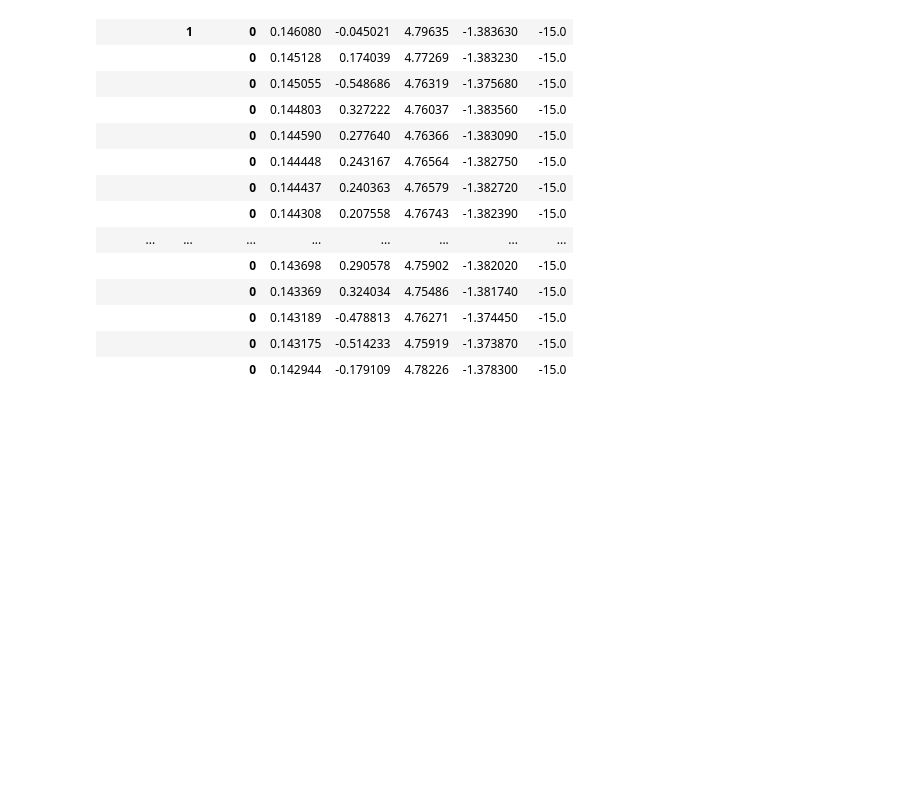
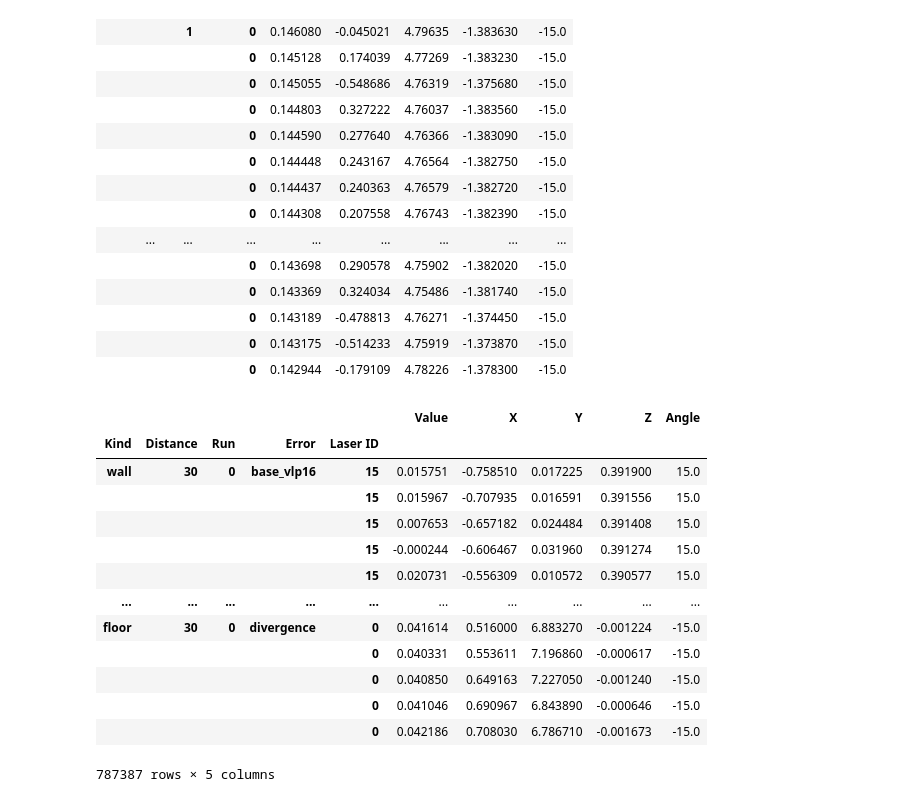
Before and after one commit to branislavjenco/thesis-code, a Jupyter notebook: using-pandas.ipynb, the cells around one changed output. Saved outputs shown, nothing was run; the diff lists cells and outputs as text; code cells hidden in the pictures; blank space fills up the shorter version.

```diff
--- a/using-pandas.ipynb
+++ b/using-pandas.ipynb
@@ -379,0 +377,49 @@ df_lite.to_pickle("distances_without_xyz.pkl")
+# %%
+test = {}
+for error in ["base_vlp16", "divergence"]:
+    test[error] = {}
+    for kind in ["wall", "floor"]:
+        test[error][kind] = {}
+        for dist in [30]:
+            test[error][kind][dist] = {}
+            for run in [0]:
+                filename = f"/scratch/users/branisj/error_data/test_divergence/{error}_{dist}m_{run}_{kind}.txt"
+                d =  np.loadtxt(filename)
+                test[error][kind] = d
+
+cols = ['Value', 'X', 'Y', 'Z', "unknown", 'Angle', 'Kind', 'Distance', 'Run']
+df = pd.DataFrame(columns=cols)
+pdfs = []
+for error in ["base_vlp16", "divergence"]:
+    for kind in ["wall", "floor"]:
+        for dist in [30]:
+            for run in [0]:
+                data = test[error][kind]
+                pdf = pd.DataFrame(data, columns=['Value', 'X', 'Y', 'Z', "unknown", 'Angle'])
+                pdf = pdf.drop(columns=["unknown"])
+                pdf["Kind"] = kind
+                pdf["Distance"] = dist
+                pdf["Run"] = run
+                pdf["Error"] = error
+                pdf = pdf.set_index(["Kind", "Distance", "Run", "Error"])
+                pdfs.append(pdf)
+
+df_test = pd.concat(pdfs)
+df_test["Laser ID"] = df_test["Angle"].map(laser_angle_to_id)
+df_test = df_test.set_index(["Laser ID"], append=True)
+df_test
+# %% [output]
+|  |  |  |  |  | Value | X | Y | Z | Angle |
+| Kind | Distance | Run | Error | Laser ID |  |  |  |  |  |
+| wall | 30 | 0 | base_vlp16 | 15 | 0.015751 | -0.758510 | 0.017225 | 0.391900 | 15.0 |
+|  |  |  |  | 15 | 0.015967 | -0.707935 | 0.016591 | 0.391556 | 15.0 |
+|  |  |  |  | 15 | 0.007653 | -0.657182 | 0.024484 | 0.391408 | 15.0 |
+|  |  |  |  | 15 | -0.000244 | -0.606467 | 0.031960 | 0.391274 | 15.0 |
+|  |  |  |  | 15 | 0.020731 | -0.556309 | 0.010572 | 0.390577 | 15.0 |
+| ... | ... | ... | ... | ... | ... | ... | ... | ... | ... |
+| floor | 30 | 0 | divergence | 0 | 0.041614 | 0.516000 | 6.883270 | -0.001224 | -15.0 |
+|  |  |  |  | 0 | 0.040331 | 0.553611 | 7.196860 | -0.000617 | -15.0 |
+|  |  |  |  | 0 | 0.040850 | 0.649163 | 7.227050 | -0.001240 | -15.0 |
+|  |  |  |  | 0 | 0.041046 | 0.690967 | 6.843890 | -0.000646 | -15.0 |
+|  |  |  |  | 0 | 0.042186 | 0.708030 | 6.786710 | -0.001673 | -15.0 |
+787387 rows × 5 columns
```
Also changed, not shown: parts of 3 cells of this notebook, 1 other file.
